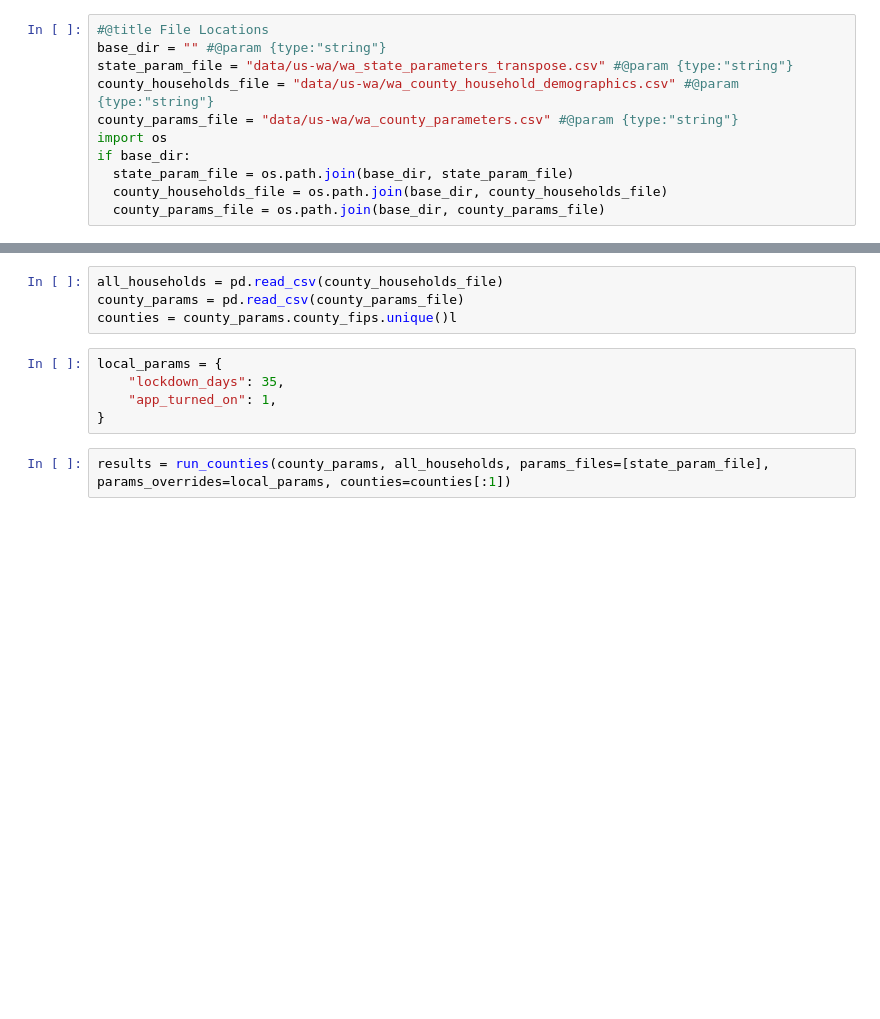
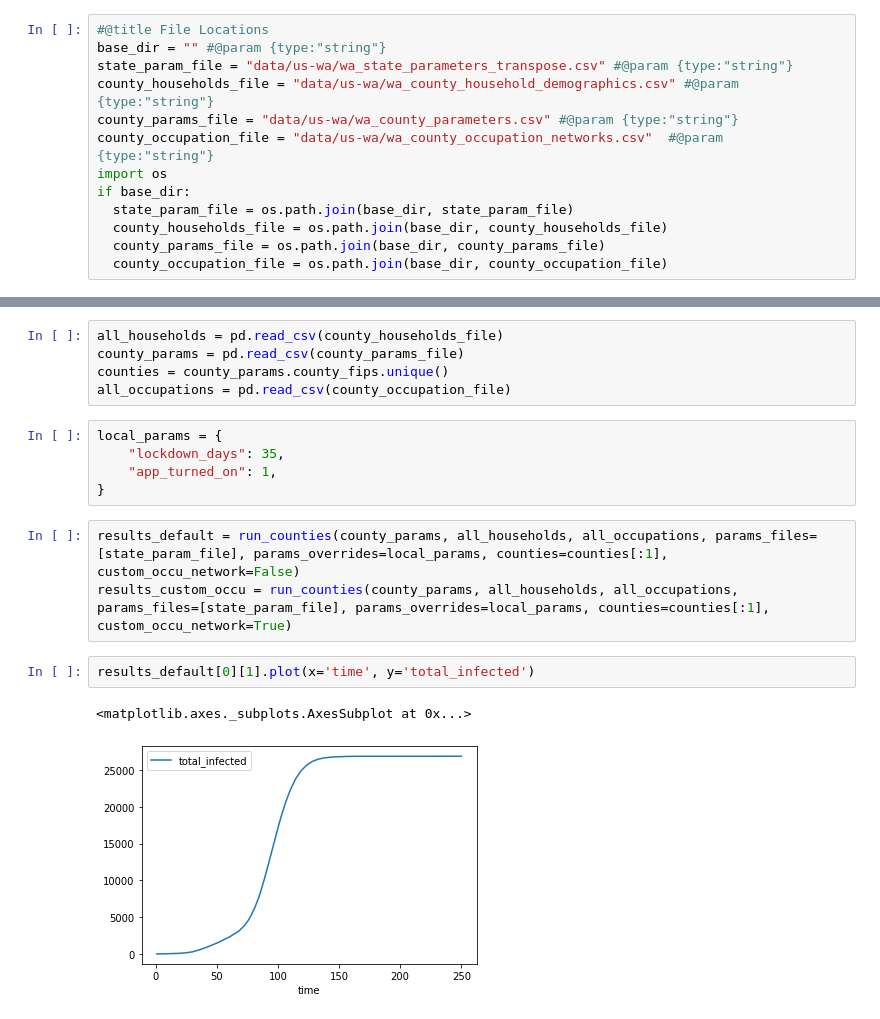
Before and after one commit to neozwu/OpenABM-Covid19, a Jupyter notebook: examples/us_wa_simulation.ipynb, the cells around one changed output, grey strips where cells are left out. Cells and saved outputs as stored; diff of their text form; blank space fills up the shorter version.

Commit message:
add support of multiple occupation networks

```diff
--- a/examples/us_wa_simulation.ipynb
+++ b/examples/us_wa_simulation.ipynb
@@ -4,11 +4,13 @@ base_dir = "" #@param {type:"string"}
 state_param_file = "data/us-wa/wa_state_parameters_transpose.csv" #@param {type:"string"}
 county_households_file = "data/us-wa/wa_county_household_demographics.csv" #@param {type:"string"}
 county_params_file = "data/us-wa/wa_county_parameters.csv" #@param {type:"string"}
+county_occupation_file = "data/us-wa/wa_county_occupation_networks.csv"  #@param {type:"string"}
 import os
 if base_dir:
   state_param_file = os.path.join(base_dir, state_param_file)
   county_households_file = os.path.join(base_dir, county_households_file)
   county_params_file = os.path.join(base_dir, county_params_file)
+  county_occupation_file = os.path.join(base_dir, county_occupation_file)
 # %%
 import collections
 import sys
@@ -114,11 +192,18 @@ def run_counties(county_params, all_households, params_files=[], params_override
 # %%
 all_households = pd.read_csv(county_households_file)
 county_params = pd.read_csv(county_params_file)
-counties = county_params.county_fips.unique()l
+counties = county_params.county_fips.unique()
+all_occupations = pd.read_csv(county_occupation_file)
 # %%
 local_params = {
     "lockdown_days": 35,
     "app_turned_on": 1,
 }
 # %%
-results = run_counties(county_params, all_households, params_files=[state_param_file], params_overrides=local_params, counties=counties[:1])
+results_default = run_counties(county_params, all_households, all_occupations, params_files=[state_param_file], params_overrides=local_params, counties=counties[:1], custom_occu_network=False)
+results_custom_occu = run_counties(county_params, all_households, all_occupations, params_files=[state_param_file], params_overrides=local_params, counties=counties[:1], custom_occu_network=True)
+# %%
+results_default[0][1].plot(x='time', y='total_infected')
+# %% [output]
+<matplotlib.axes._subplots.AxesSubplot at 0x...>
+[figure, added]
```
Also changed, not shown: parts of 3 cells of this notebook.
